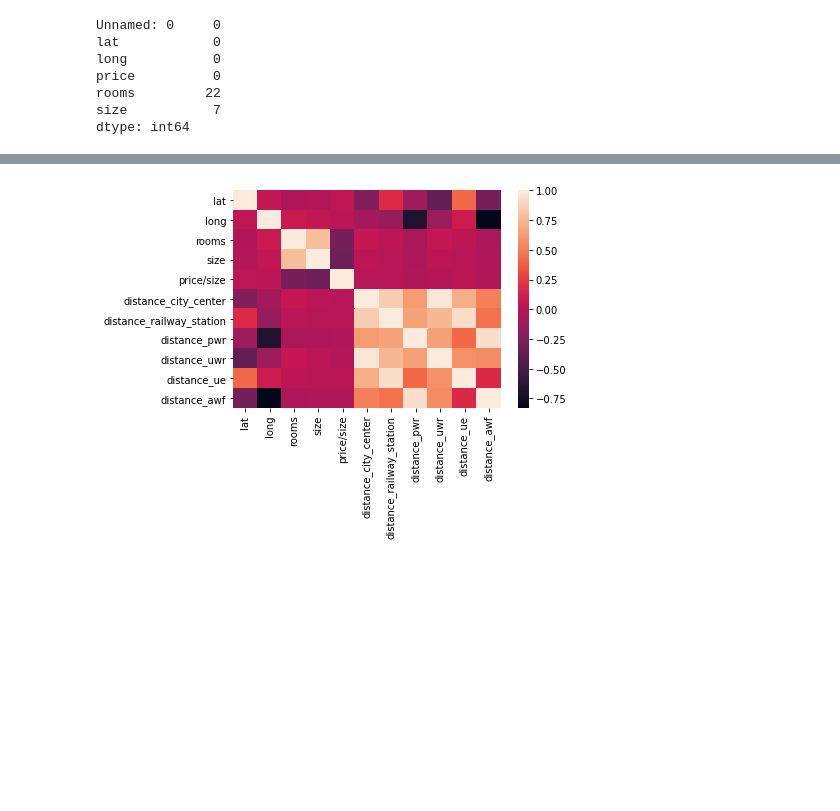
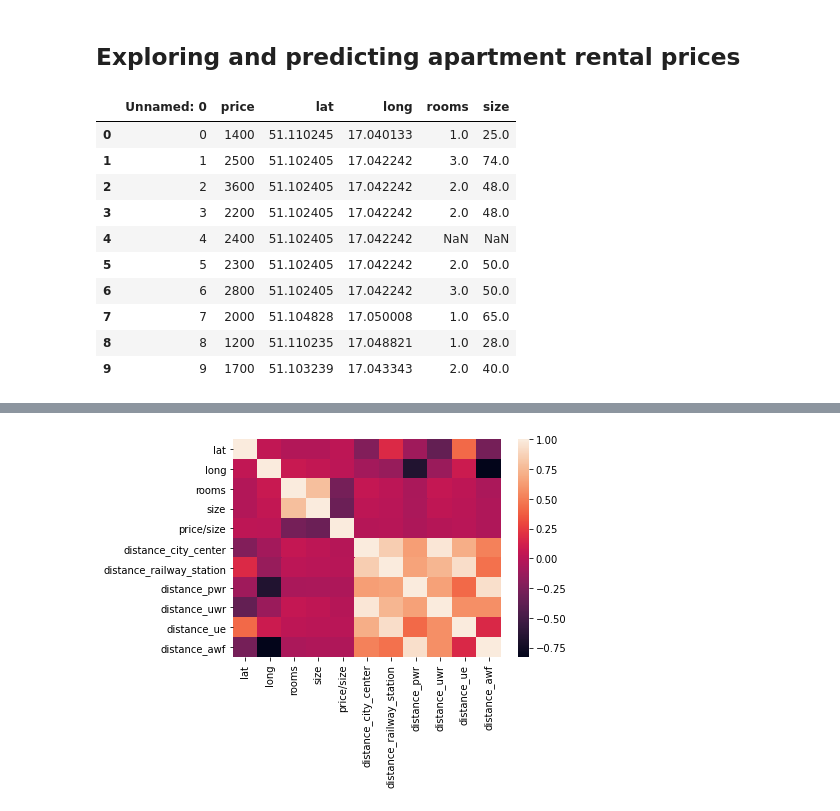
Before and after one commit to mihal09/apartment-rental-prices, a Jupyter notebook: exploration.ipynb, the cells around one changed output, grey strips where cells are left out. Saved outputs shown, nothing was run; the diff lists cells and outputs as text; code cells hidden in the pictures; blank space fills up the shorter version.

```diff
--- a/exploration.ipynb
+++ b/exploration.ipynb
@@ -1,3 +1,5 @@
+# %% [markdown]
+## Exploring and predicting apartment rental prices
 # %%
 #imports
 %matplotlib inline
@@ -16,16 +18,19 @@ from sklearn.svm import SVR
 from sklearn.linear_model import LinearRegression
 from sklearn.neural_network import MLPRegressor
 # %%
-#read data and remove rows with missing values
-df = pd.read_csv('flats.csv')
+#read and see the data from scraping.py
+df = pd.read_csv('flats.csv', )
 df = df.drop(columns=['name'])
-print(df.isna().sum())
-df = df.dropna()
+df.head(10)
 # %% [output]
-Unnamed: 0     0
-lat            0
-long           0
-price          0
-rooms         22
-size           7
-dtype: int64
+|  | Unnamed: 0 | price | lat | long | rooms | size |
+| 0 | 0 | 1400 | 51.110245 | 17.040133 | 1.0 | 25.0 |
+| 1 | 1 | 2500 | 51.102405 | 17.042242 | 3.0 | 74.0 |
+| 2 | 2 | 3600 | 51.102405 | 17.042242 | 2.0 | 48.0 |
+| 3 | 3 | 2200 | 51.102405 | 17.042242 | 2.0 | 48.0 |
+| 4 | 4 | 2400 | 51.102405 | 17.042242 | NaN | NaN |
+| 5 | 5 | 2300 | 51.102405 | 17.042242 | 2.0 | 50.0 |
+| 6 | 6 | 2800 | 51.102405 | 17.042242 | 3.0 | 50.0 |
+| 7 | 7 | 2000 | 51.104828 | 17.050008 | 1.0 | 65.0 |
+| 8 | 8 | 1200 | 51.110235 | 17.048821 | 1.0 | 28.0 |
+| 9 | 9 | 1700 | 51.103239 | 17.043343 | 2.0 | 40.0 |
```
Also changed, not shown: parts of 11 cells of this notebook, 1 other file.
